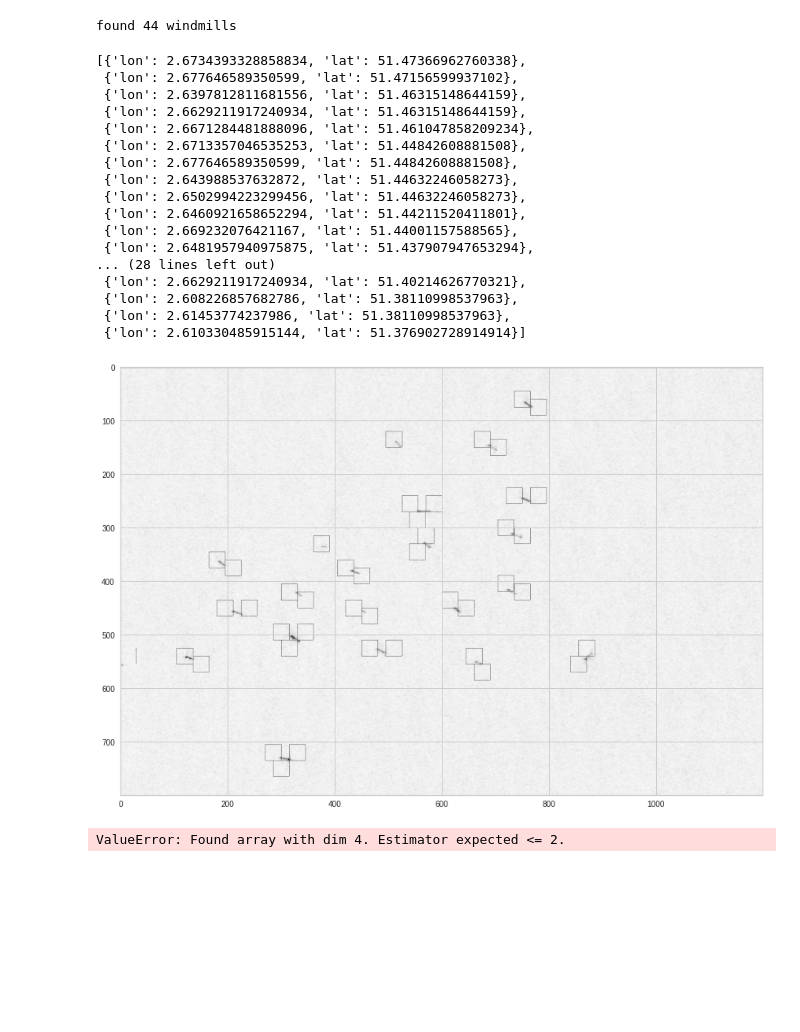
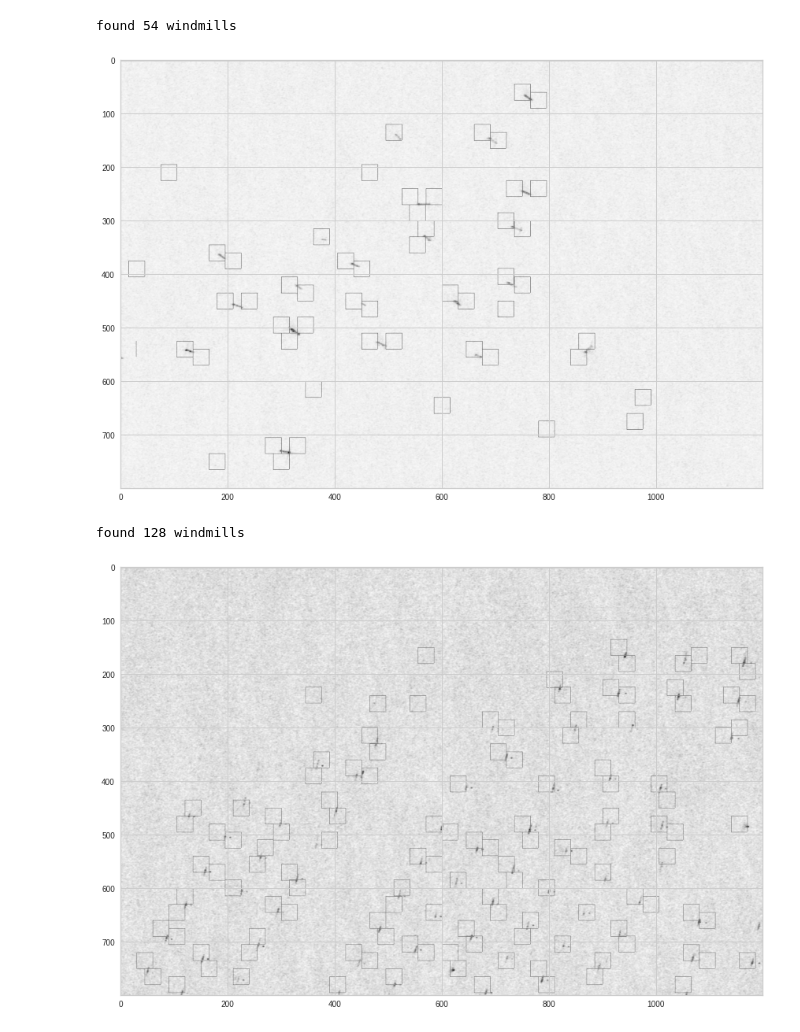
Before and after one commit to aelbrecht/cs-windmill, a Jupyter notebook: detect_v4_example.ipynb, the cells around one changed output. Saved outputs shown, nothing was run; the diff lists cells and outputs as text; code cells hidden in the pictures; blank space fills up the shorter version.

Commit message:
add latest run results

```diff
--- a/detect_v4_example.ipynb
+++ b/detect_v4_example.ipynb
@@ -146,4 +147,28 @@ sn.heatmap(df_cm, annot=True)
 # %%
+def detect_windmills():
+    needles = []
+    step_size = 15
+
+    [h, w] = dataset_raw.shape
+    for xx in range(block_size // 2, w - block_size // 2, step_size):
+        for yy in range(block_size // 2, h - block_size // 2, step_size):
+            cc = dataset_raw.transform * (yy, xx)
+            lx, ly = dataset_land.index(cc[0], cc[1])
+            if img_land[lx, ly] != 1:
+                continue
+            needles.append({'lon': cc[0], 'lat': cc[1]})
+
+    test_images = np.stack([get_processed_image(coord) for coord in needles])
+    results = model.predict(test_images)
+    coords = []
+    for i, result in enumerate(results):
+        if i % 1000:
+            print(f"{i}/{len(results)}")
+        if result[1] > result[0]:
+            coords.append(needles[i])
+    return coords
+
+
 def plot_windmills(left_top_coord, size=(1200, 800), intensity=1):
     (img_h, img_w) = size
     left_top_x, left_top_y = dataset_raw.index(left_top_coord[0], left_top_coord[1])
@@ -174,9 +199,10 @@ def plot_windmills(left_top_coord, size=(1200, 800), intensity=1):
     found_i = []
     for i, result in enumerate(results):
         if result[1] > result[0]:
-            if (i - previous_i <= 2):
+            if i - previous_i <= 2:
                 continue
-            if (i - x_count in found_i or (i - (x_count * 2)) in found_i or (i + 1 - x_count) in found_i or (i - 1 - x_count) in found_i):
+            if i - x_count in found_i or (i - (x_count * 2)) in found_i or (i + 1 - x_count) in found_i or (
+                    i - 1 - x_count) in found_i:
                 continue
             found += 1
             previous_i = i
@@ -192,7 +218,6 @@ def plot_windmills(left_top_coord, size=(1200, 800), intensity=1):
             search_space[xx + block_size // 2, yy - block_size // 2:yy + block_size // 2] = highlight
             coords.append(coord)
 
-
     print("found {} windmills".format(found))
 
     plt.rcParams['figure.figsize'] = [20, 10]
@@ -201,31 +226,15 @@ def plot_windmills(left_top_coord, size=(1200, 800), intensity=1):
     return coords
 # %%
 # vb boten
-plot_windmills((2.56834, 51.48205))
+_ = plot_windmills((2.56834, 51.48205))
 # %% [output]
-found 44 windmills
+found 54 windmills
-[{'lon': 2.6734393328858834, 'lat': 51.47366962760338},
- {'lon': 2.677646589350599, 'lat': 51.47156599937102},
- {'lon': 2.6397812811681556, 'lat': 51.46315148644159},
- {'lon': 2.6629211917240934, 'lat': 51.46315148644159},
- {'lon': 2.6671284481888096, 'lat': 51.461047858209234},
- {'lon': 2.6713357046535253, 'lat': 51.44842608881508},
- {'lon': 2.677646589350599, 'lat': 51.44842608881508},
- {'lon': 2.643988537632872, 'lat': 51.44632246058273},
- {'lon': 2.6502994223299456, 'lat': 51.44632246058273},
- {'lon': 2.6460921658652294, 'lat': 51.44211520411801},
- {'lon': 2.669232076421167, 'lat': 51.44001157588565},
- {'lon': 2.6481957940975875, 'lat': 51.437907947653294},
-... (28 lines left out)
- {'lon': 2.6629211917240934, 'lat': 51.40214626770321},
- {'lon': 2.608226857682786, 'lat': 51.38110998537963},
- {'lon': 2.61453774237986, 'lat': 51.38110998537963},
- {'lon': 2.610330485915144, 'lat': 51.376902728914914}]
 [figure]
 # %%
 # vb molens
-plot_windmills((1.85730, 52.01960))
+_ = plot_windmills((1.85730, 52.01960))
 # %% [output]
-ValueError: Found array with dim 4. Estimator expected <= 2.
+found 128 windmills
+[figure, added]
 # %%
 # vb kust
```
Also changed, not shown: parts of 9 cells of this notebook, 2 other files.
